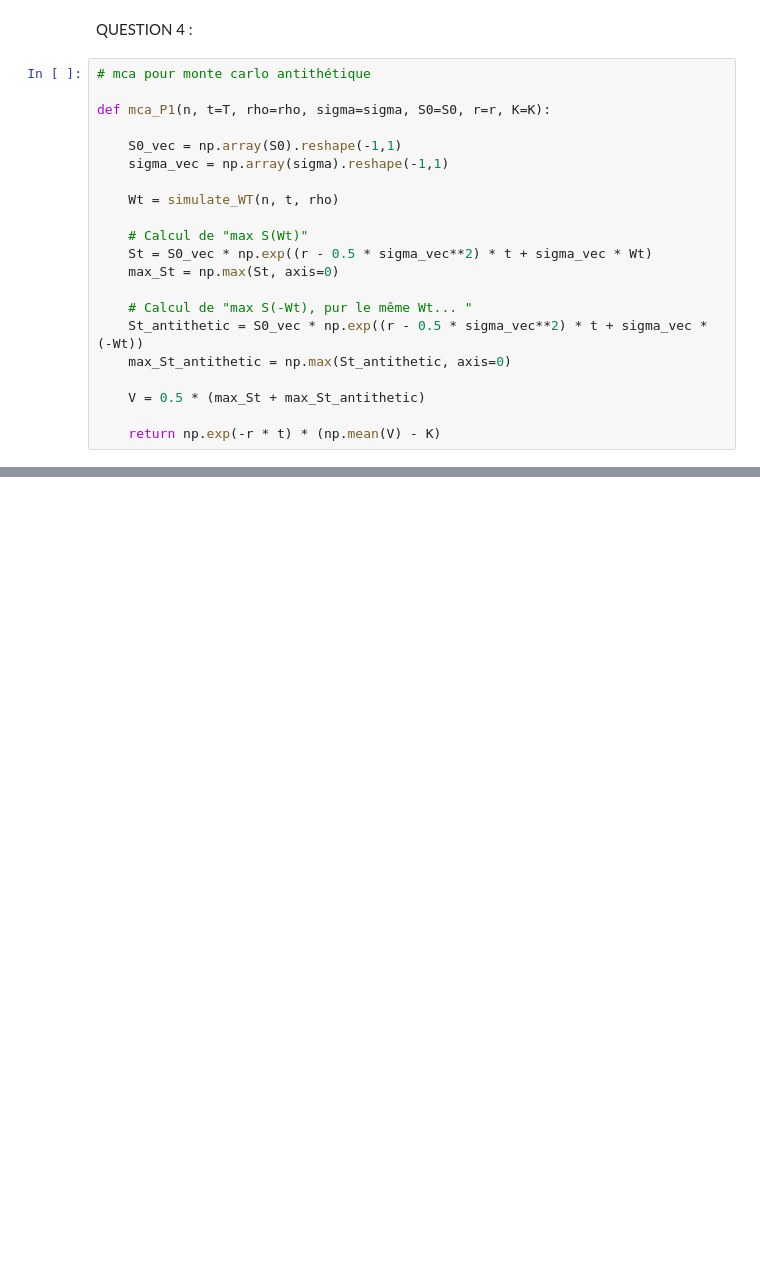
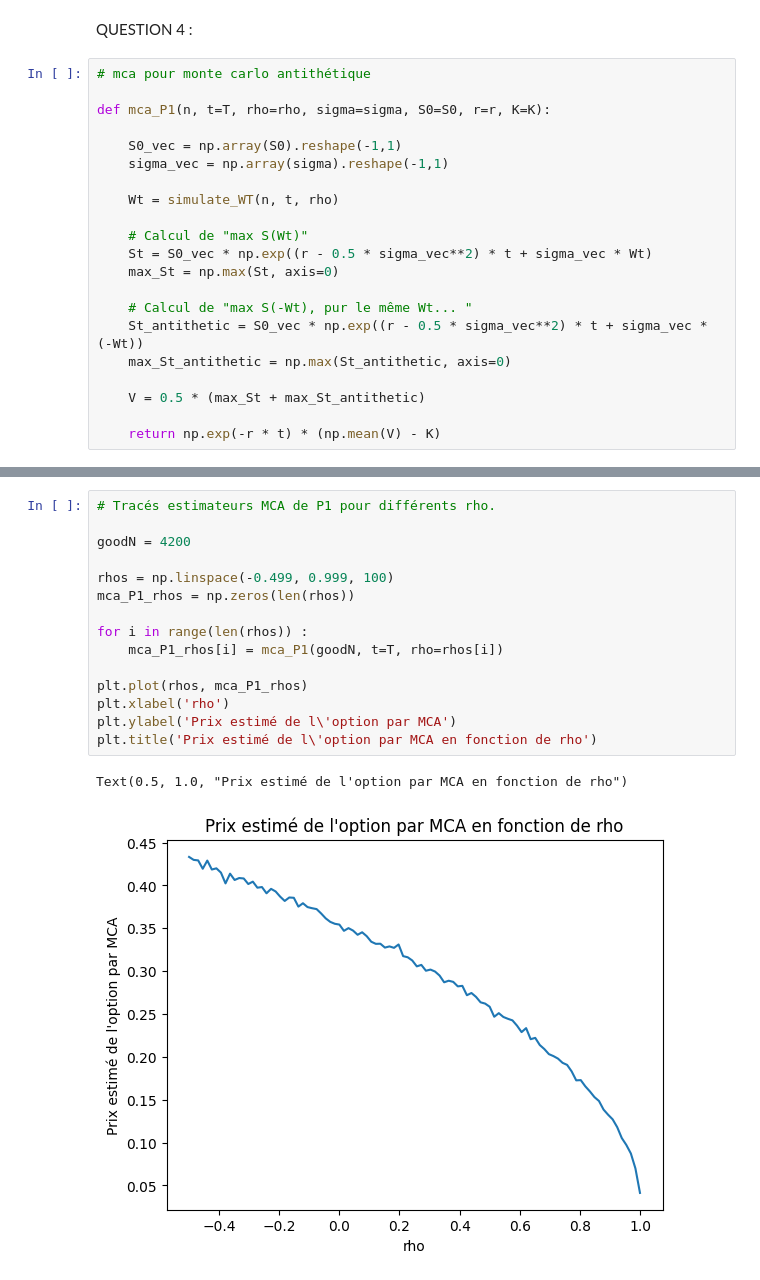
Before and after one commit to quentin-beaurez/Best-of-Options, a Jupyter notebook: Hugo_BestOf.ipynb, the cells around one changed output, grey strips where cells are left out. Saved outputs shown, nothing was run; the diff lists cells and outputs as text; blank space fills up the shorter version.

```diff
--- a/Hugo_BestOf.ipynb
+++ b/Hugo_BestOf.ipynb
@@ -212,0 +280,18 @@ $$ [\delta_n \pm q_{0.95} \hat{\sigma_n} / \sqrt{n}] $$
+# %%
+# Tracés estimateurs MCA de P1 pour différents rho.
+
+goodN = 4200
+
+rhos = np.linspace(-0.499, 0.999, 100)
+mca_P1_rhos = np.zeros(len(rhos))
+
+for i in range(len(rhos)) :
+    mca_P1_rhos[i] = mca_P1(goodN, t=T, rho=rhos[i])
+
+plt.plot(rhos, mca_P1_rhos)
+plt.xlabel('rho')
+plt.ylabel('Prix estimé de l\'option par MCA')
+plt.title('Prix estimé de l\'option par MCA en fonction de rho')
+# %% [output]
+Text(0.5, 1.0, "Prix estimé de l'option par MCA en fonction de rho")
+[figure, added]
```
Also changed, not shown: parts of 8 cells of this notebook.
